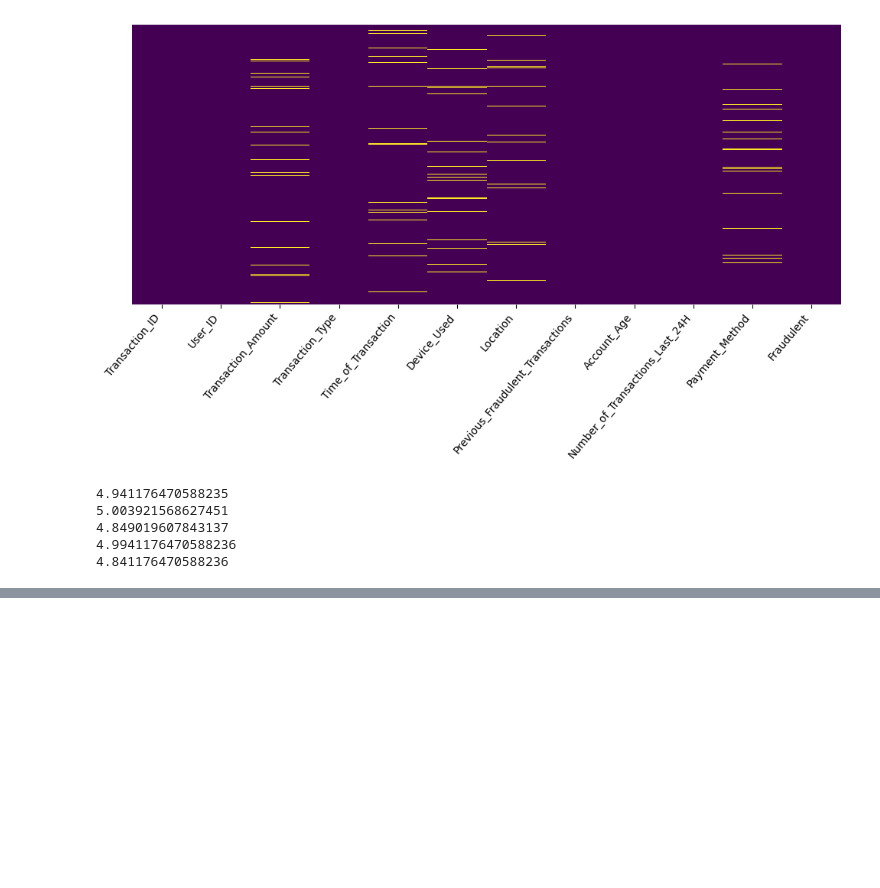
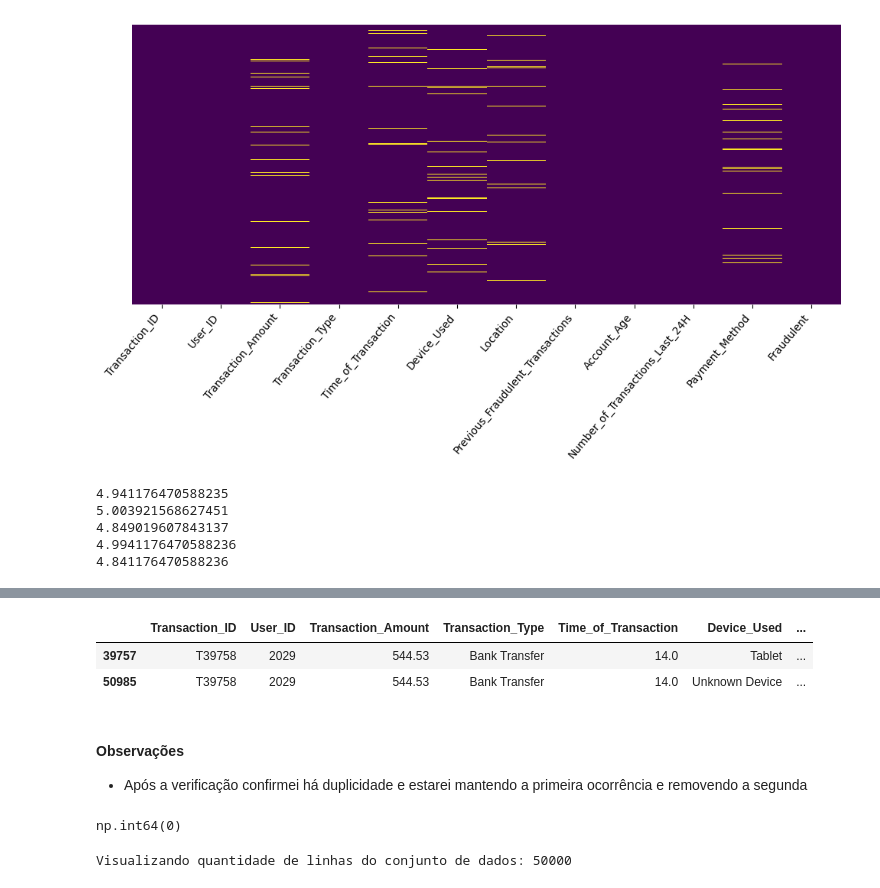
Before and after one commit to RodrigoD4v/Deteccao-de-Fraude-ML, a Jupyter notebook: notebooks/deteccao_fraudes_pagamentos.ipynb, the cells around one changed output, grey strips where cells are left out. Drawn from its saved outputs; the diff is of its cells as text; code cells hidden in the pictures; blank space fills up the shorter version.

```diff
--- a/notebooks/deteccao_fraudes_pagamentos.ipynb
+++ b/notebooks/deteccao_fraudes_pagamentos.ipynb
@@ -126,0 +215,10 @@ print(df['Payment_Method'].isnull().sum()/df.shape[0]*100)
+# %%
+df.loc[df['Transaction_ID'] == 'T39758']
+# %% [output]
+|  | Transaction_ID | User_ID | Transaction_Amount | Transaction_Type | Time_of_Transaction | Device_Used | ... |
+| 39757 | T39758 | 2029 | 544.53 | Bank Transfer | 14.0 | Tablet | ... |
+| 50985 | T39758 | 2029 | 544.53 | Bank Transfer | 14.0 | Unknown Device | ... |
+# %% [markdown]
+#### Observações
+
+* Após a verificação confirmei há duplicidade e estarei mantendo a primeira ocorrência e removendo a segunda
@@ -126,0 +228,9 @@ print(df['Payment_Method'].isnull().sum()/df.shape[0]*100)
+# %%
+# Verificando duplicatas
+df.duplicated().sum()
+# %% [output]
+np.int64(0)
+# %%
+print('Visualizando quantidade de linhas do conjunto de dados:', df.shape[0])
+# %% [output]
+Visualizando quantidade de linhas do conjunto de dados: 50000
```
Also changed, not shown: parts of 11 cells of this notebook.
